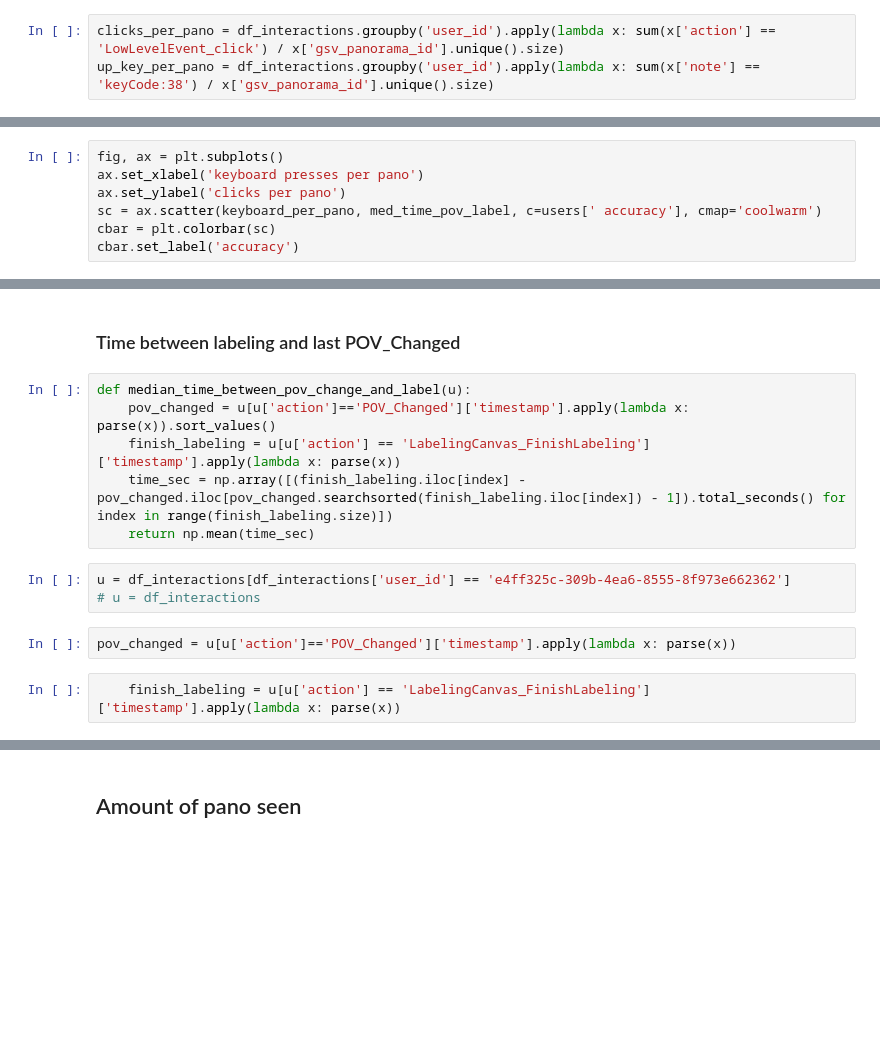
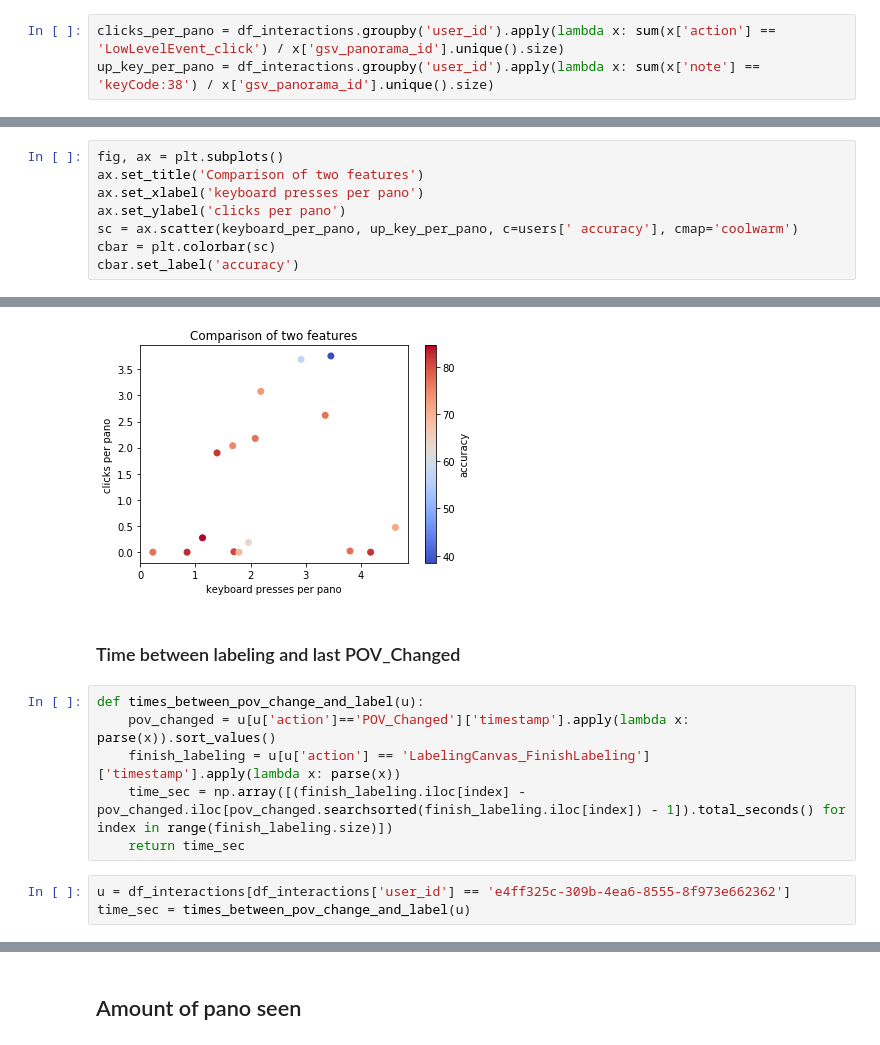
Before and after one commit to ProjectSidewalk/sidewalk-quality-analysis, a Jupyter notebook: sidewalk-user-quality-analysis-neil.ipynb, the cells around one changed output, grey strips where cells are left out. Cells and saved outputs as stored; diff of their text form; blank space fills up the shorter version.

```diff
--- a/sidewalk-user-quality-analysis-neil.ipynb
+++ b/sidewalk-user-quality-analysis-neil.ipynb
@@ -152,8 +124,9 @@ scatter(up_key_per_pano, 'up keys per pano', ax=ax[1][2])
 # %%
 fig, ax = plt.subplots()
+ax.set_title('Comparison of two features')
 ax.set_xlabel('keyboard presses per pano')
 ax.set_ylabel('clicks per pano')
-sc = ax.scatter(keyboard_per_pano, med_time_pov_label, c=users[' accuracy'], cmap='coolwarm')
+sc = ax.scatter(keyboard_per_pano, up_key_per_pano, c=users[' accuracy'], cmap='coolwarm')
 cbar = plt.colorbar(sc)
 cbar.set_label('accuracy')
 # %% [output]
@@ -162,15 +133,12 @@ cbar.set_label('accuracy')
+[figure, added]
 # %% [markdown]
 ### Time between labeling and last POV_Changed
 # %%
-def median_time_between_pov_change_and_label(u):
+def times_between_pov_change_and_label(u):
     pov_changed = u[u['action']=='POV_Changed']['timestamp'].apply(lambda x: parse(x)).sort_values()
     finish_labeling = u[u['action'] == 'LabelingCanvas_FinishLabeling']['timestamp'].apply(lambda x: parse(x))
     time_sec = np.array([(finish_labeling.iloc[index] - pov_changed.iloc[pov_changed.searchsorted(finish_labeling.iloc[index]) - 1]).total_seconds() for index in range(finish_labeling.size)])
-    return np.mean(time_sec)
+    return time_sec
 # %%
 u = df_interactions[df_interactions['user_id'] == 'e4ff325c-309b-4ea6-8555-8f973e662362']
-# u = df_interactions
+time_sec = times_between_pov_change_and_label(u)
-# %%
-pov_changed = u[u['action']=='POV_Changed']['timestamp'].apply(lambda x: parse(x))
-# %%
-    finish_labeling = u[u['action'] == 'LabelingCanvas_FinishLabeling']['timestamp'].apply(lambda x: parse(x))
```
Also changed, not shown: parts of 37 cells of this notebook.
